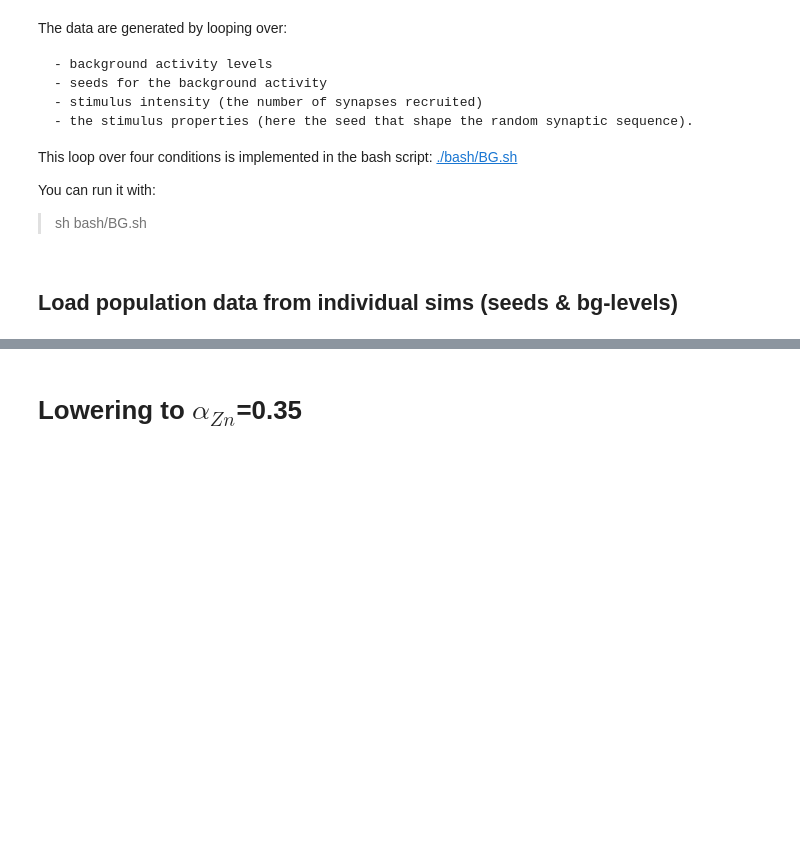
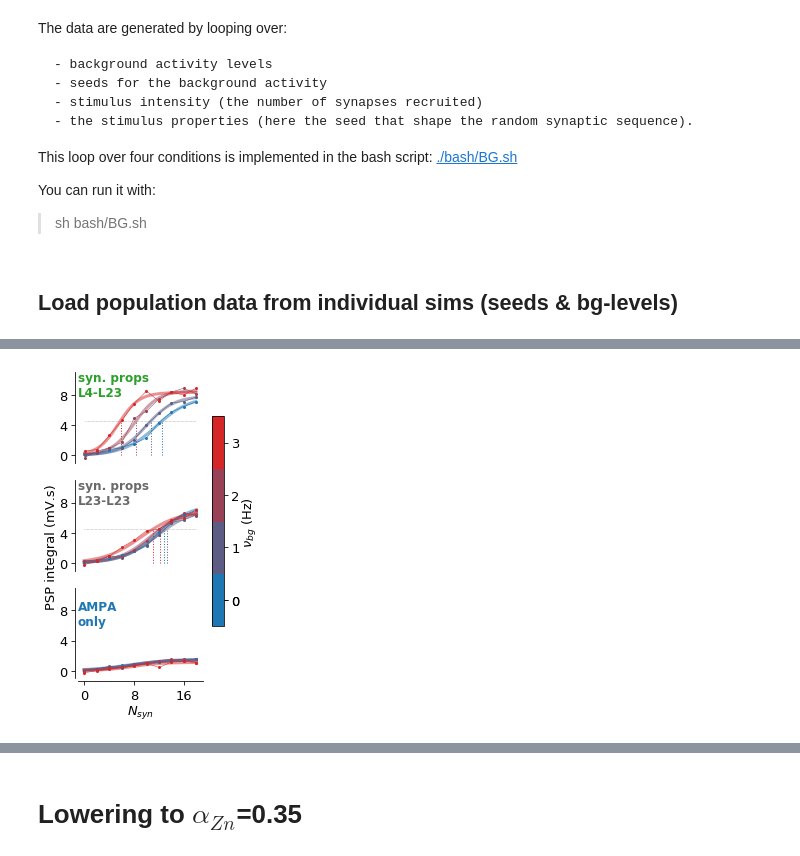
Before and after one commit to yzerlaut/zinc-NMDA-modulation, a Jupyter notebook: Sensitivity_to_Background_Modulation.ipynb, the cells around one changed output, grey strips where cells are left out. Drawn from its saved outputs; the diff is of its cells as text; code cells hidden in the pictures; blank space fills up the shorter version.

```diff
--- a/Sensitivity_to_Background_Modulation.ipynb
+++ b/Sensitivity_to_Background_Modulation.ipynb
@@ -177,5 +240,5 @@ def build_full_dataset_per_stim(key='passive',
 # %%
-RESP_PER_STIM = build_full_dataset_per_stim(key='active')
+RESP_PER_STIM = build_full_dataset_per_stim(key='prev-active')
 # %%
 def show_trial_average_responses(RESP_PER_STIM, resp='',
                                  alphaZn=0.,
@@ -265,6 +328,9 @@ def get_trial_average_responses(RESP_PER_STIM, resp='',
 
     for ibg, bg in enumerate(bg_levels):
         RESP.append({'nstims':[], 'Peak':[], 'Integral':[], 'Freq':[], 'bg_level':bg})
+        for k in ['Peak', 'Integral', 'Freq']:
+            RESP[-1][k], RESP[-1]['min'+k], RESP[-1]['max'+k] = [], [], []
+
         for istim, nstim in enumerate(np.unique(RESP_PER_STIM['nstim'])):
 
             RESP[ibg]['nstims'].append(nstim)
@@ -272,6 +338,7 @@ def get_trial_average_responses(RESP_PER_STIM, resp='',
                 (RESP_PER_STIM['nstim']==nstim) & (RESP_PER_STIM['bg_level']==bg)
             # trial average
             y = np.mean([RESP_PER_STIM['Vm'][i] for i, s in enumerate(scond) if s], axis=0)
+            sy = np.std([RESP_PER_STIM['Vm'][i] for i, s in enumerate(scond) if s], axis=0)
             # baseline
             BSLcond = (t>=RESP_PER_STIM['stim_delay']+baseline_window[0]) &\
                             (t<RESP_PER_STIM['stim_delay']+baseline_window[1])
@@ -280,11 +347,18 @@ def get_trial_average_responses(RESP_PER_STIM, resp='',
             PEAKcond = (t>=RESP_PER_STIM['stim_delay']+peak_window[0]) &\
                             (t<RESP_PER_STIM['stim_delay']+peak_window[1])
             RESP[ibg]['Peak'].append(np.max(y[PEAKcond])-BSL)
+            RESP[ibg]['minPeak'].append(np.max(y[PEAKcond]-sy[PEAKcond])-BSL)
+            RESP[ibg]['maxPeak'].append(np.max(y[PEAKcond]+sy[PEAKcond])-BSL)
             # depol integral
             INTcond = (t>=RESP_PER_STIM['stim_delay']+integral_window[0]) &\
                             (t<RESP_PER_STIM['stim_delay']+integral_window[1])
             RESP[ibg]['Integral'].append(np.trapz(y[INTcond]-BSL, t[INTcond])/1e3)
+            RESP[ibg]['minIntegral'].append(np.trapz(y[INTcond]-sy[PEAKcond]-BSL, t[INTcond])/1e3)
+            RESP[ibg]['maxIntegral'].append(np.trapz(y[INTcond]+sy[PEAKcond]-BSL, t[INTcond])/1e3)
             RESP[ibg]['Freq'].append(np.mean([RESP_PER_STIM['freq'][i] for i, s in enumerate(scond) if s]))
+            RESP[ibg]['Proba'].append(np.mean([RESP_PER_STIM['spike'][i] for i, s in enumerate(scond) if s]))
+            RESP[ibg]['minFreq'].append(RESP[ibg]['Freq'][-1]-np.std([RESP_PER_STIM['freq'][i] for i, s in enumerate(scond) if s]))
+            RESP[ibg]['maxFreq'].append(RESP[ibg]['Freq'][-1]+np.std([RESP_PER_STIM['freq'][i] for i, s in enumerate(scond) if s]))
 
     return RESP
 
@@ -294,8 +368,6 @@ FREE = get_trial_average_responses(RESP_PER_STIM, alphaZn=0.45, **props)
 CHELATED = get_trial_average_responses(RESP_PER_STIM, alphaZn=0., **props)
 # %%
 cmap = ge.blue_to_red #ge.get_linear_colormap(ge.orange, ge.purple)
-
-BG_levels=[0, 3, 6]
 
 # to fit
 from scipy.optimize import minimize
@@ -351,8 +423,20 @@ def show_response_bg_dep(FREE, CHELATED, AMPA=None,
                        lw=1, color=cmap(ibg/(len(BG_levels)-1)))
 
         else:
-            AX[0].plot(FREE[ibg]['nstims'], FREE[ibg][method], lw=1, color=cmap(ibg/(len(BG_levels)-1)))
-            AX[1].plot(CHELATED[ibg]['nstims'], CHELATED[ibg][method], lw=1, color=cmap(ibg/(len(BG_levels)-1)))
+            #AX[0].plot(FREE[ibg]['nstims'], FREE[ibg][method], lw=1, color=cmap(ibg/(len(BG_levels)-1)))
+            #AX[1].plot(CHELATED[ibg]['nstims'], CHELATED[ibg][method], lw=1, color=cmap(ibg/(len(BG_levels)-1)))
+            ge.plot(FREE[ibg]['nstims'],
+                    FREE[ibg][method],
+                    sy=np.array(FREE[ibg]['max'+method])-np.array(FREE[ibg]['min'+method]),
+                    ax=AX[0],
+                    lw=1, color=cmap(ibg/(len(BG_levels)-1)))
+            ge.plot(CHELATED[ibg]['nstims'],
+                    CHELATED[ibg][method],
+                    sy=np.array(CHELATED[ibg]['max'+method])-np.array(CHELATED[ibg]['min'+method]),
+                    ax=AX[1],
+                    lw=1, color=cmap(ibg/(len(BG_levels)-1)))
+            #print(np.array(FREE[ibg]['max'+method])-np.array(FREE[ibg]['min'+method]))
+            #AX[1].plot(CHELATED[ibg]['nstims'], CHELATED[ibg][method], lw=1, color=cmap(ibg/(len(BG_levels)-1)))
 
 
     #ge.scatter(args['bg_levels'], FWHM['L23'], color='dimgrey', ax=ax, ms=3, lw=1, no_set=True)
@@ -394,0 +565,5 @@ show_response_bg_dep(FREE, CHELATED, method='deltaFreq', ylim=[0,9])
+# %%
+props = {'syn_location':'all'}
+AMPA = get_trial_average_responses(RESP_PER_STIM, 'ampa-only', **props)
+FREE = get_trial_average_responses(RESP_PER_STIM, alphaZn=0.45, **props)
+CHELATED = get_trial_average_responses(RESP_PER_STIM, alphaZn=0., **props)
@@ -395 +655,10 @@ show_response_bg_dep(FREE, CHELATED, method='deltaFreq', ylim=[0,9])
+# %%
+props = {'syn_location':0, 'NSTIMS':np.arange(0, 20, 2), 'integral_window':[0,300]}
+AMPA = get_trial_average_responses(RESP_PER_STIM, 'ampa-only', **props)
+FREE = get_trial_average_responses(RESP_PER_STIM, alphaZn=0.45, **props)
+CHELATED = get_trial_average_responses(RESP_PER_STIM, alphaZn=0., **props)
+fig_BG = show_response_bg_dep(FREE, CHELATED, AMPA=AMPA, method='Integral',
+                                 ylim=[-1,11], BG_levels=[0,1,2,3], crossing=4.5)
+# %% [output]
+[figure, added]
 # %%
```
Also changed, not shown: parts of 22 cells of this notebook, 3 other files.
